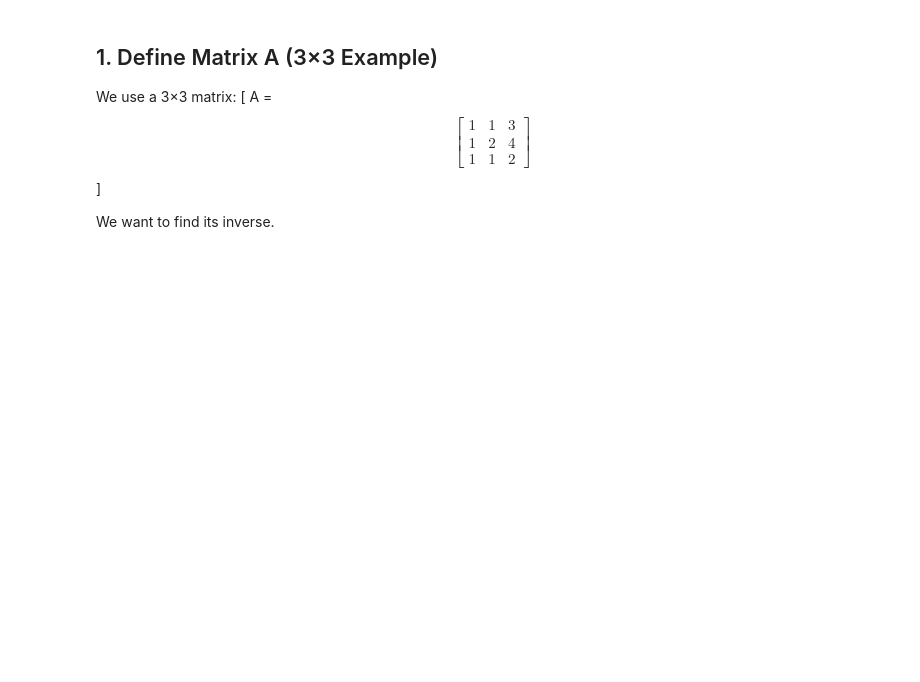
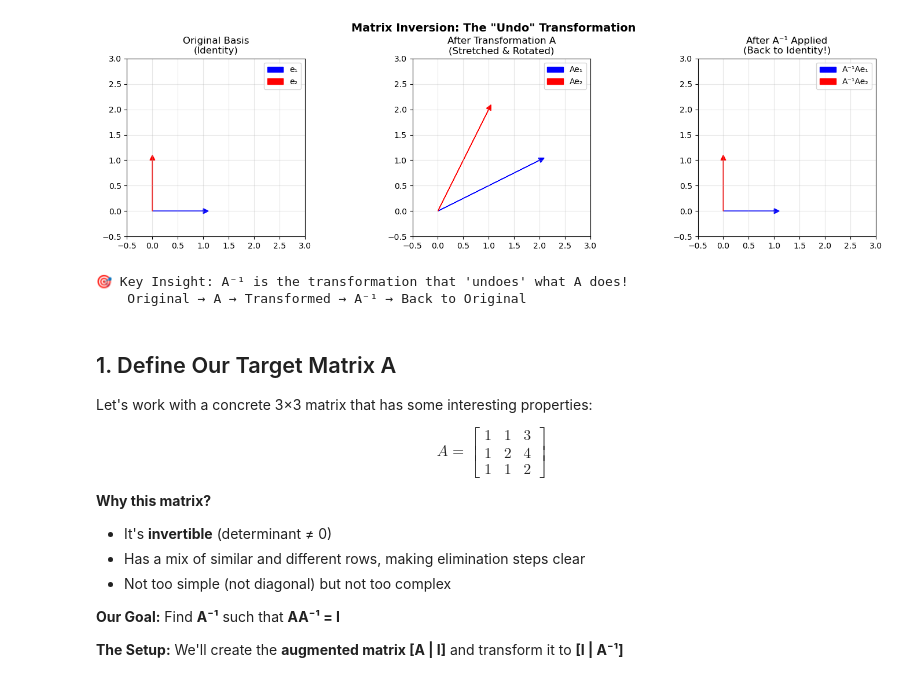
Before and after one commit to MarRoth93/Study_ML, a Jupyter notebook: math_for_ml/02_matrices/06_Inverse_Matrix_Gaussian_Elimination.ipynb, the cells around one changed output. Cells and saved outputs as stored; diff of their text form; code cells hidden in the pictures; blank space fills up the shorter version.

```diff
--- a/math_for_ml/02_matrices/06_Inverse_Matrix_Gaussian_Elimination.ipynb
+++ b/math_for_ml/02_matrices/06_Inverse_Matrix_Gaussian_Elimination.ipynb
@@ -11,13 +28,79 @@ Steps:
+# %%
+# Visual Overview: Matrix Inversion Concept
+import numpy as np
+import matplotlib.pyplot as plt
+
+fig, axes = plt.subplots(1, 3, figsize=(15, 4))
+
+# Original transformation
+x = np.array([1, 0])
+y = np.array([0, 1])
+A_demo = np.array([[2, 1], [1, 2]])
+
+# Apply transformation
+x_transformed = A_demo @ x
+y_transformed = A_demo @ y
+
+# Plot 1: Original unit square
+axes[0].arrow(0, 0, x[0], x[1], head_width=0.1, head_length=0.1, fc='blue', ec='blue', label='e₁')
+axes[0].arrow(0, 0, y[0], y[1], head_width=0.1, head_length=0.1, fc='red', ec='red', label='e₂')
+axes[0].set_xlim(-0.5, 3)
+axes[0].set_ylim(-0.5, 3)
+axes[0].grid(True, alpha=0.3)
+axes[0].set_title('Original Basis\n(Identity)')
+axes[0].legend()
+axes[0].set_aspect('equal')
+
+# Plot 2: Transformed
+axes[1].arrow(0, 0, x_transformed[0], x_transformed[1], head_width=0.1, head_length=0.1, fc='blue', ec='blue', label='Ae₁')
+axes[1].arrow(0, 0, y_transformed[0], y_transformed[1], head_width=0.1, head_length=0.1, fc='red', ec='red', label='Ae₂')
+axes[1].set_xlim(-0.5, 3)
+axes[1].set_ylim(-0.5, 3)
+axes[1].grid(True, alpha=0.3)
+axes[1].set_title('After Transformation A\n(Stretched & Rotated)')
+axes[1].legend()
+axes[1].set_aspect('equal')
+
+# Plot 3: Back to original (A^(-1) applied)
+A_inv_demo = np.linalg.inv(A_demo)
+x_back = A_inv_demo @ x_transformed
+y_back = A_inv_demo @ y_transformed
+
+axes[2].arrow(0, 0, x_back[0], x_back[1], head_width=0.1, head_length=0.1, fc='blue', ec='blue', label='A⁻¹Ae₁')
+axes[2].arrow(0, 0, y_back[0], y_back[1], head_width=0.1, head_length=0.1, fc='red', ec='red', label='A⁻¹Ae₂')
+axes[2].set_xlim(-0.5, 3)
+axes[2].set_ylim(-0.5, 3)
+axes[2].grid(True, alpha=0.3)
+axes[2].set_title('After A⁻¹ Applied\n(Back to Identity!)')
+axes[2].legend()
+axes[2].set_aspect('equal')
+
+plt.tight_layout()
+plt.suptitle('Matrix Inversion: The "Undo" Transformation', y=1.02, fontsize=14, fontweight='bold')
+plt.show()
+
+print("🎯 Key Insight: A⁻¹ is the transformation that 'undoes' what A does!")
+print("    Original → A → Transformed → A⁻¹ → Back to Original")
+# %% [output]
+[figure, added]
+🎯 Key Insight: A⁻¹ is the transformation that 'undoes' what A does!
+    Original → A → Transformed → A⁻¹ → Back to Original
 # %%
 import numpy as np
 import matplotlib.pyplot as plt
 # %% [markdown]
-## 1. Define Matrix A (3×3 Example)
+## 1. Define Our Target Matrix A
 
-We use a 3×3 matrix:
-\[
-A = \begin{bmatrix} 1 & 1 & 3 \\ 1 & 2 & 4 \\ 1 & 1 & 2 \end{bmatrix}
-\]
+Let's work with a concrete 3×3 matrix that has some interesting properties:
 
-We want to find its inverse.
+$$A = \begin{bmatrix} 1 & 1 & 3 \\ 1 & 2 & 4 \\ 1 & 1 & 2 \end{bmatrix}$$
+
+**Why this matrix?**
+- It's **invertible** (determinant ≠ 0)
+- Has a mix of similar and different rows, making elimination steps clear
+- Not too simple (not diagonal) but not too complex
+
+**Our Goal:** Find **A⁻¹** such that **AA⁻¹ = I**
+
+**The Setup:** We'll create the **augmented matrix [A | I]** and transform it to **[I | A⁻¹]**
 # %%
```
Also changed, not shown: parts of 9 cells of this notebook.
